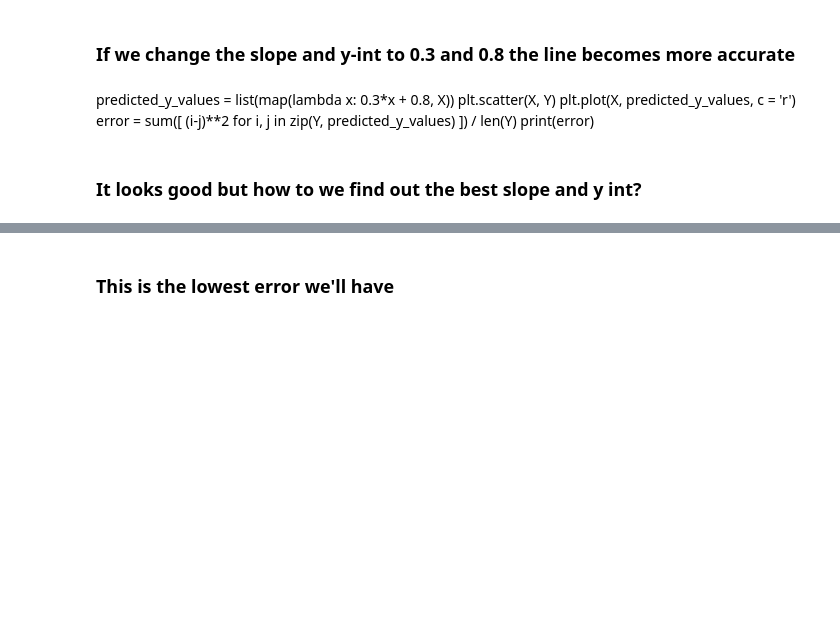
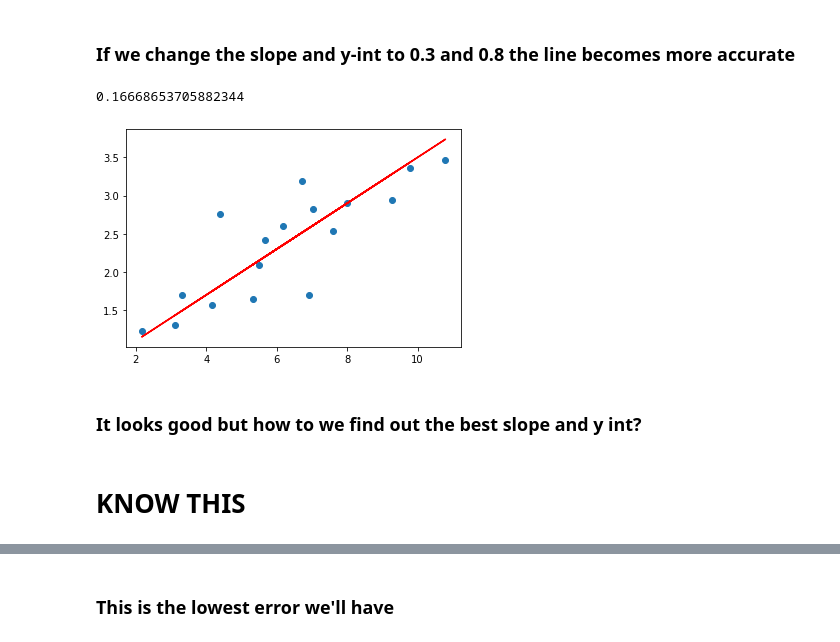
Before and after one commit to jshams/DS-2.1-machine-learning, a Jupyter notebook: notes.ipynb, the cells around one changed output, grey strips where cells are left out. Drawn from its saved outputs; the diff is of its cells as text; code cells hidden in the pictures; blank space fills up the shorter version.

```diff
--- a/notes.ipynb
+++ b/notes.ipynb
@@ -147,14 +147,19 @@ def weird_avg(values):
     return curr
 # %% [markdown]
 ### If we change the slope and y-int to 0.3 and 0.8 the line becomes more accurate
-# %% [markdown]
-predicted_y_values = list(map(lambda x: 0.3*x + 0.8, X))
-plt.scatter(X, Y)
-plt.plot(X, predicted_y_values, c = 'r')
-error = sum([ (i-j)**2 for i, j in zip(Y, predicted_y_values) ]) / len(Y)
-print(error)
+# %%
+predicted_y_values = list(map(lambda x: 0.3*x + 0.5, X))
+plt.scatter(X, Y)
+plt.plot(X, predicted_y_values, c = 'r')
+error = sum([ (i-j)**2 for i, j in zip(Y, predicted_y_values) ]) / len(Y)
+print(error)
+# %% [output]
+0.16668653705882344
+[figure, added]
 # %% [markdown]
 ### It looks good but how to we find out the best slope and y int?
+# %% [markdown]
+# KNOW THIS
 # %%
 from sklearn.linear_model import LinearRegression
 
```
Also changed, not shown: parts of 45 cells of this notebook.
